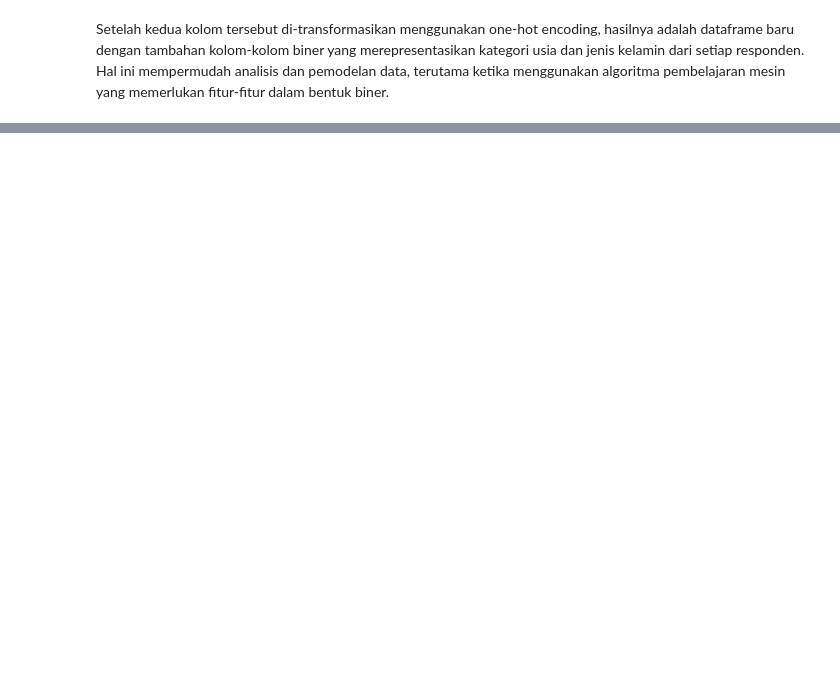
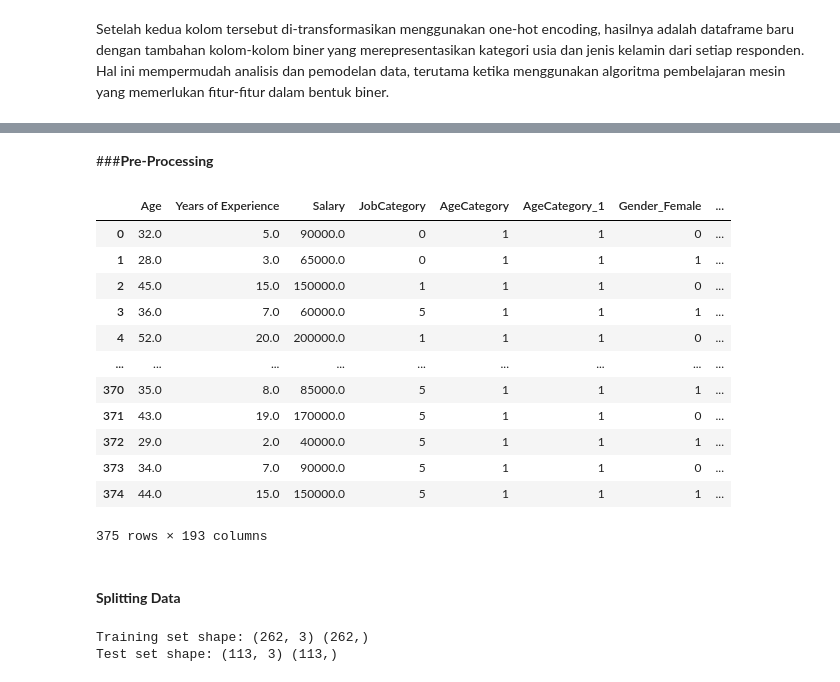
Before and after one commit to Udinkosd/Data-Mining-2024, a Jupyter notebook: Salary_Data.ipynb, the cells around one changed output, grey strips where cells are left out. Saved outputs shown, nothing was run; the diff lists cells and outputs as text; code cells hidden in the pictures; blank space fills up the shorter version.

```diff
--- a/Salary_Data.ipynb
+++ b/Salary_Data.ipynb
@@ -708,2 +592,35 @@ Setelah kedua kolom tersebut di-transformasikan menggunakan one-hot encoding, ha
 # %%
 df.to_csv('/content/drive/My Drive/Data Cleaned.csv', index=False)
+# %% [markdown]
+###**Pre-Processing**
+# %%
+url = 'https://raw.githubusercontent.com/Udinkosd/Data-Mining-2024/main/Data%20Cleaned.csv'
+df2 = pd.read_csv(url)
+df2
+# %% [output]
+|  | Age | Years of Experience | Salary | JobCategory | AgeCategory | AgeCategory_1 | Gender_Female | ... |
+| 0 | 32.0 | 5.0 | 90000.0 | 0 | 1 | 1 | 0 | ... |
+| 1 | 28.0 | 3.0 | 65000.0 | 0 | 1 | 1 | 1 | ... |
+| 2 | 45.0 | 15.0 | 150000.0 | 1 | 1 | 1 | 0 | ... |
+| 3 | 36.0 | 7.0 | 60000.0 | 5 | 1 | 1 | 1 | ... |
+| 4 | 52.0 | 20.0 | 200000.0 | 1 | 1 | 1 | 0 | ... |
+| ... | ... | ... | ... | ... | ... | ... | ... | ... |
+| 370 | 35.0 | 8.0 | 85000.0 | 5 | 1 | 1 | 1 | ... |
+| 371 | 43.0 | 19.0 | 170000.0 | 5 | 1 | 1 | 0 | ... |
+| 372 | 29.0 | 2.0 | 40000.0 | 5 | 1 | 1 | 1 | ... |
+| 373 | 34.0 | 7.0 | 90000.0 | 5 | 1 | 1 | 0 | ... |
+| 374 | 44.0 | 15.0 | 150000.0 | 5 | 1 | 1 | 1 | ... |
+375 rows × 193 columns
+# %% [markdown]
+#### **Splitting Data**
+# %%
+X = df2[['Age', 'Years of Experience', 'Salary']]
+y = df2['JobCategory']
+
+X_train, X_test, y_train, y_test = train_test_split(X, y, test_size=0.3, random_state=42)
+
+print("Training set shape:", X_train.shape, y_train.shape)
+print("Test set shape:", X_test.shape, y_test.shape)
+# %% [output]
+Training set shape: (262, 3) (262,)
+Test set shape: (113, 3) (113,)
```
Also changed, not shown: parts of 85 cells of this notebook.
